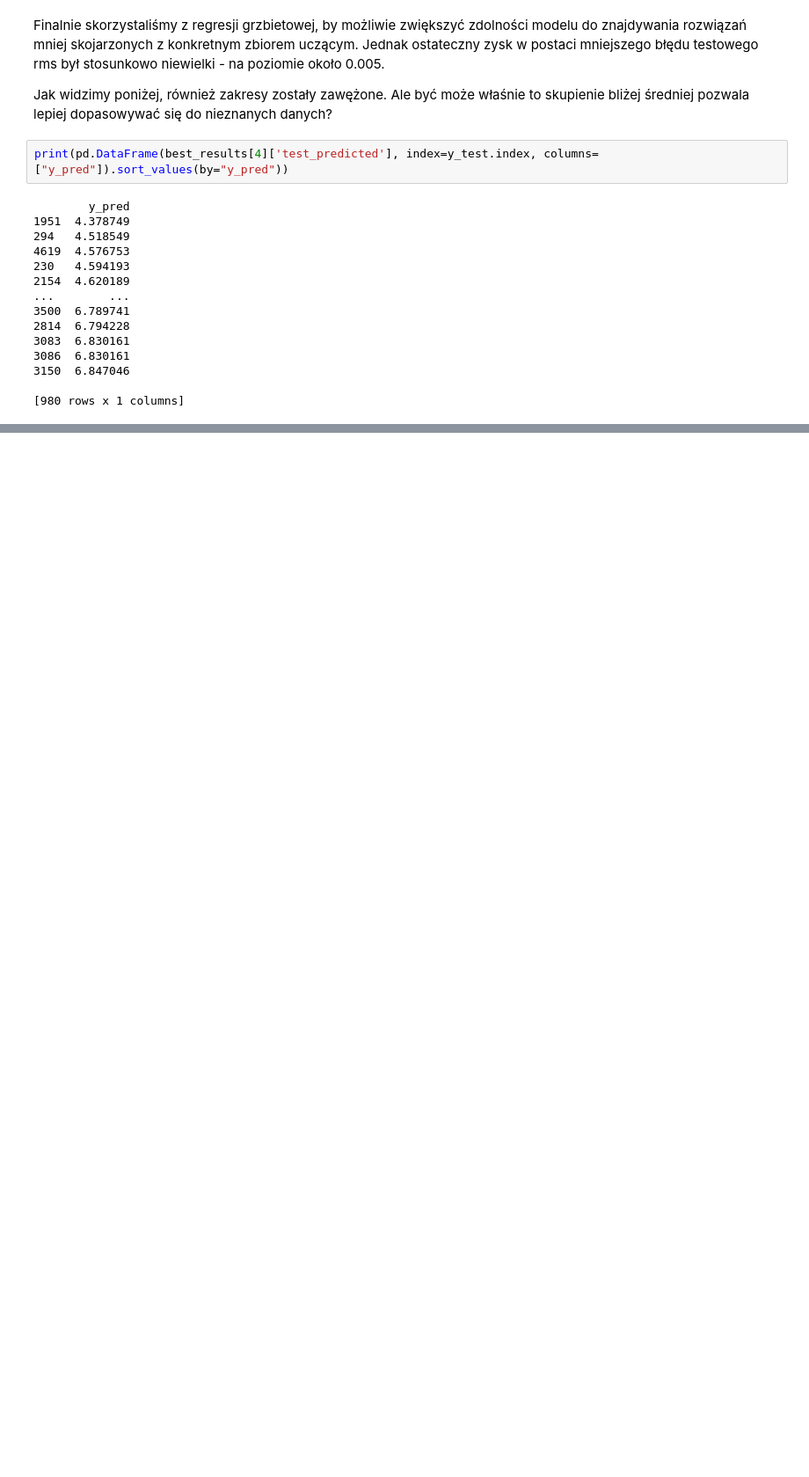
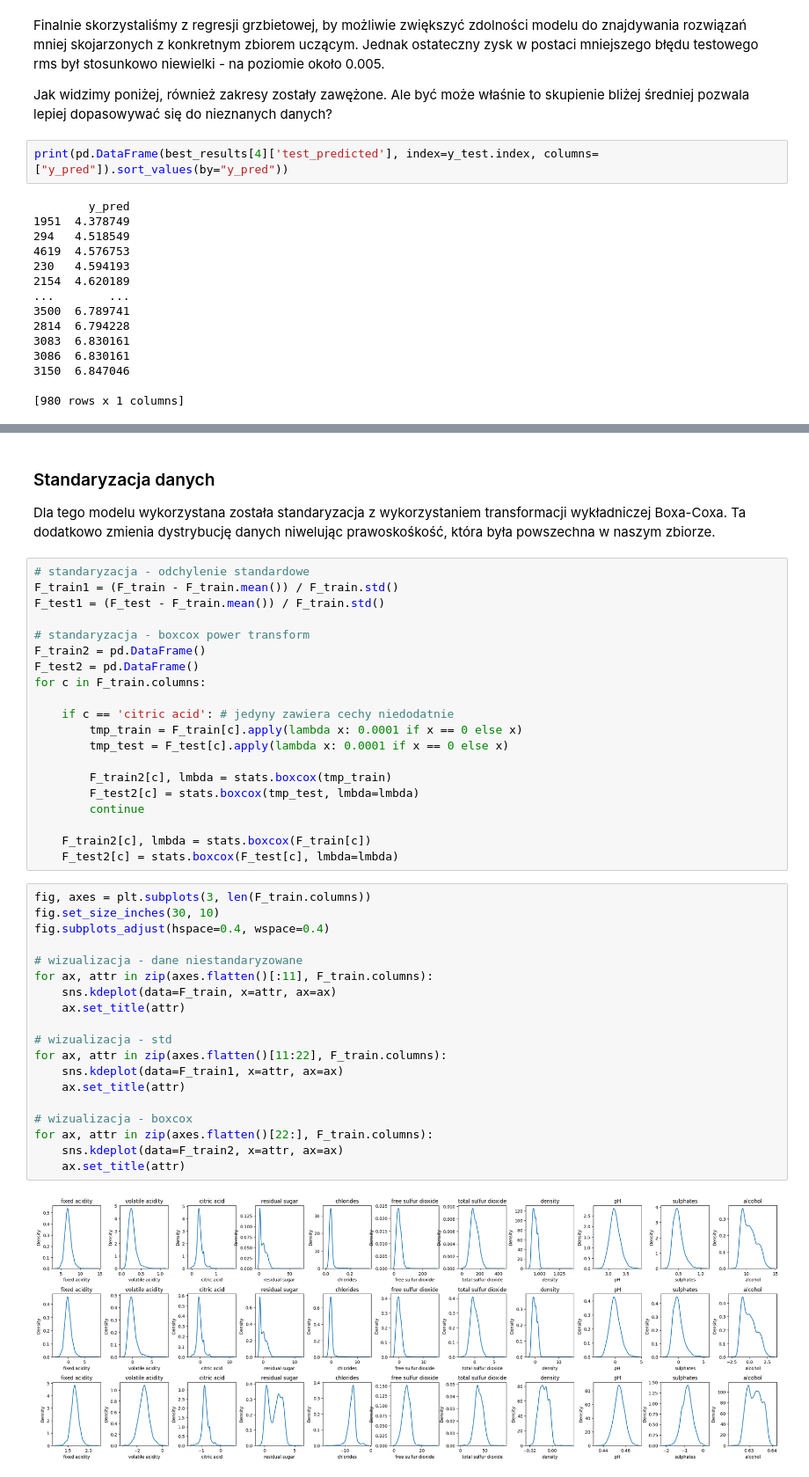
Before and after one commit to mihawb/wine-quality-model, a Jupyter notebook: analysis/hypothesis.ipynb, the cells around one changed output, grey strips where cells are left out. Shown at 88% size. Drawn from its saved outputs; the diff is of its cells as text; blank space fills up the shorter version.

Commit message:
GD + final hypothesis test

```diff
--- a/analysis/hypothesis.ipynb
+++ b/analysis/hypothesis.ipynb
@@ -304,0 +336,44 @@ print(pd.DataFrame(best_results[4]['test_predicted'], index=y_test.index, column
+# %% [markdown]
+### Standaryzacja danych
+Dla tego modelu wykorzystana została standaryzacja z wykorzystaniem transformacji wykładniczej Boxa-Coxa. Ta dodatkowo zmienia dystrybucję danych niwelując prawoskośkość, która była powszechna w naszym zbiorze.
+# %%
+# standaryzacja - odchylenie standardowe
+F_train1 = (F_train - F_train.mean()) / F_train.std()
+F_test1 = (F_test - F_train.mean()) / F_train.std()
+
+# standaryzacja - boxcox power transform
+F_train2 = pd.DataFrame()
+F_test2 = pd.DataFrame()
+for c in F_train.columns:
+
+	if c == 'citric acid': # jedyny zawiera cechy niedodatnie
+		tmp_train = F_train[c].apply(lambda x: 0.0001 if x == 0 else x)
+		tmp_test = F_test[c].apply(lambda x: 0.0001 if x == 0 else x)
+
+		F_train2[c], lmbda = stats.boxcox(tmp_train)
+		F_test2[c] = stats.boxcox(tmp_test, lmbda=lmbda)
+		continue
+
+	F_train2[c], lmbda = stats.boxcox(F_train[c])
+	F_test2[c] = stats.boxcox(F_test[c], lmbda=lmbda)
+# %%
+fig, axes = plt.subplots(3, len(F_train.columns))
+fig.set_size_inches(30, 10)
+fig.subplots_adjust(hspace=0.4, wspace=0.4)
+
+# wizualizacja - dane niestandaryzowane
+for ax, attr in zip(axes.flatten()[:11], F_train.columns):
+	sns.kdeplot(data=F_train, x=attr, ax=ax)
+	ax.set_title(attr)
+
+# wizualizacja - std
+for ax, attr in zip(axes.flatten()[11:22], F_train.columns):
+	sns.kdeplot(data=F_train1, x=attr, ax=ax)
+	ax.set_title(attr)
+
+# wizualizacja - boxcox
+for ax, attr in zip(axes.flatten()[22:], F_train.columns):
+	sns.kdeplot(data=F_train2, x=attr, ax=ax)
+	ax.set_title(attr)
+# %% [output]
+[figure, added]
```
Also changed, not shown: parts of 20 cells of this notebook, 6 other files.
